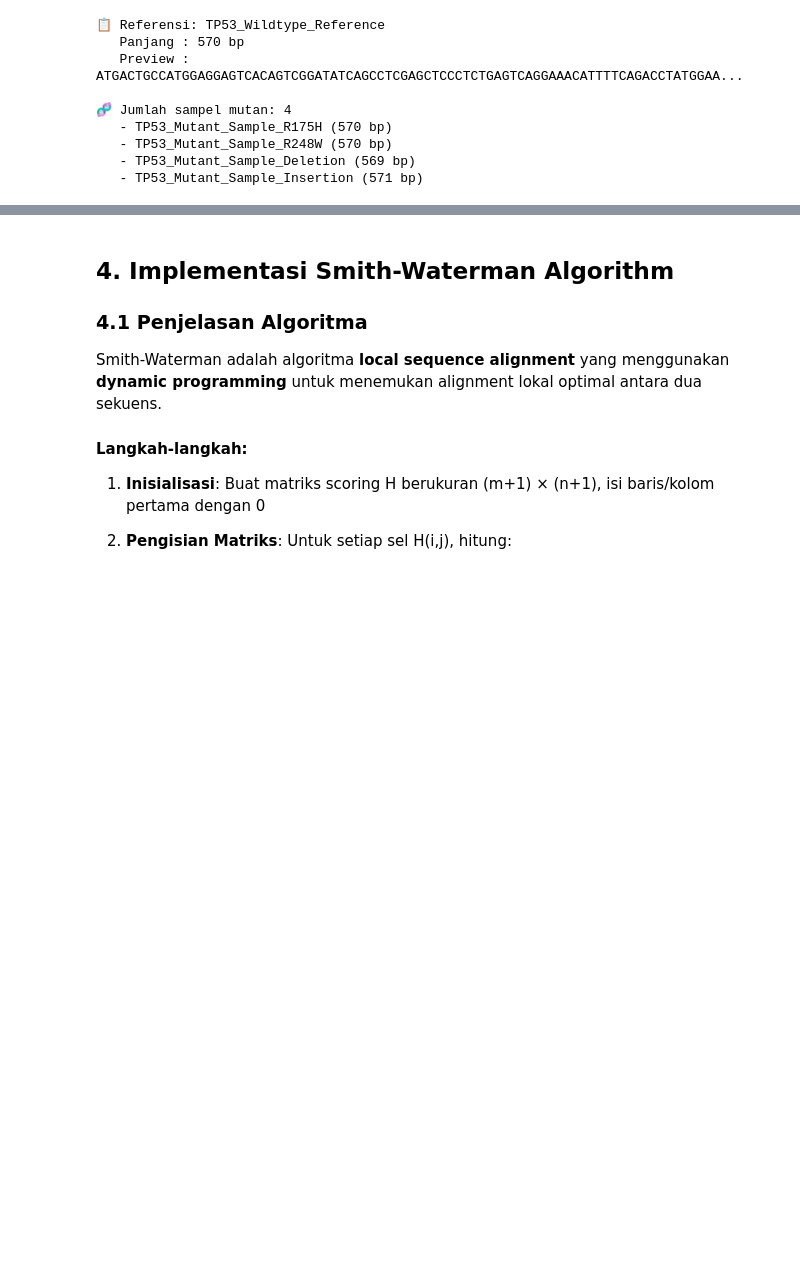
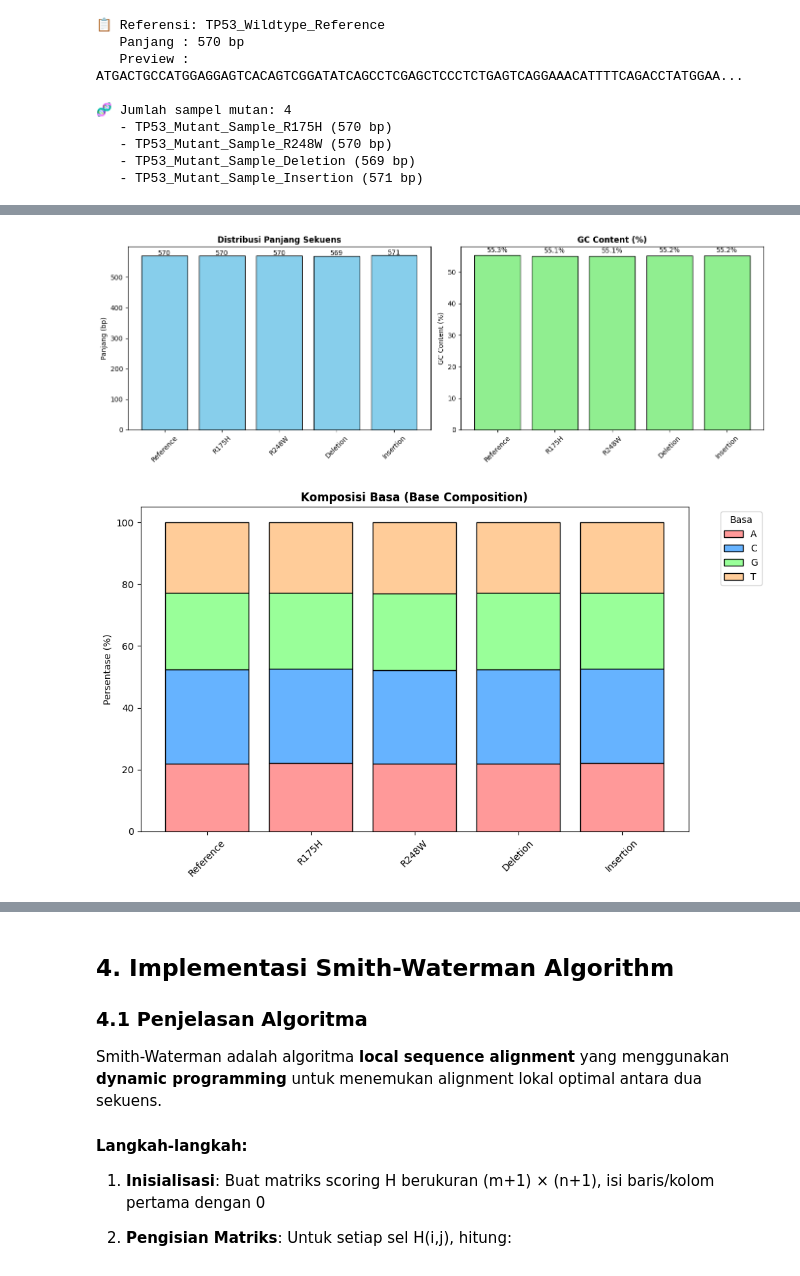
Before and after one commit to naurchmn/tp53-point-mutation-detection, a Jupyter notebook: notebooks/tp53_mutation_detection.ipynb, the cells around one changed output, grey strips where cells are left out. Cells and saved outputs as stored; diff of their text form; code cells hidden in the pictures; blank space fills up the shorter version.

Commit message:
add: data understanding & preprocessing visualization

```diff
--- a/notebooks/tp53_mutation_detection.ipynb
+++ b/notebooks/tp53_mutation_detection.ipynb
@@ -70,0 +74,57 @@ for rec in mutant_records:
+# %%
+import collections
+
+# 1. Data Understanding Visualizations
+all_records = [ref_record] + mutant_records
+labels = ['Reference'] + [rec.id.replace('TP53_Mutant_Sample_', '') for rec in mutant_records]
+seqs = [str(rec.seq) for rec in all_records]
+
+# Sequence lengths
+lengths = [len(s) for s in seqs]
+
+fig, (ax1, ax2) = plt.subplots(1, 2, figsize=(14, 5))
+
+# Plot Lengths
+ax1.bar(labels, lengths, color='skyblue', edgecolor='black')
+ax1.set_title('Distribusi Panjang Sekuens', fontweight='bold')
+ax1.set_ylabel('Panjang (bp)')
+ax1.tick_params(axis='x', rotation=45)
+for i, v in enumerate(lengths):
+    ax1.text(i, v + 2, str(v), ha='center')
+
+# Plot GC Content
+gc_contents = [(s.count('G') + s.count('C')) / len(s) * 100 for s in seqs]
+ax2.bar(labels, gc_contents, color='lightgreen', edgecolor='black')
+ax2.set_title('GC Content (%)', fontweight='bold')
+ax2.set_ylabel('GC Content (%)')
+ax2.tick_params(axis='x', rotation=45)
+for i, v in enumerate(gc_contents):
+    ax2.text(i, v + 1, f'{v:.1f}%', ha='center')
+
+plt.tight_layout()
+plt.show()
+
+# Base Composition
+bases = ['A', 'C', 'G', 'T']
+comp_data = {b: [] for b in bases}
+for s in seqs:
+    for b in bases:
+        comp_data[b].append(s.count(b) / len(s) * 100)
+
+fig, ax = plt.subplots(figsize=(10, 6))
+bottom = np.zeros(len(labels))
+colors = ['#ff9999', '#66b3ff', '#99ff99', '#ffcc99']
+
+for i, b in enumerate(bases):
+    ax.bar(labels, comp_data[b], bottom=bottom, label=b, color=colors[i], edgecolor='black')
+    bottom += np.array(comp_data[b])
+
+ax.set_title('Komposisi Basa (Base Composition)', fontweight='bold')
+ax.set_ylabel('Persentase (%)')
+ax.tick_params(axis='x', rotation=45)
+ax.legend(title='Basa', bbox_to_anchor=(1.05, 1), loc='upper left')
+plt.tight_layout()
+plt.show()
+# %% [output]
+[figure, added]
+[figure, added]
```
Also changed, not shown: parts of 5 cells of this notebook, 1 other file.
